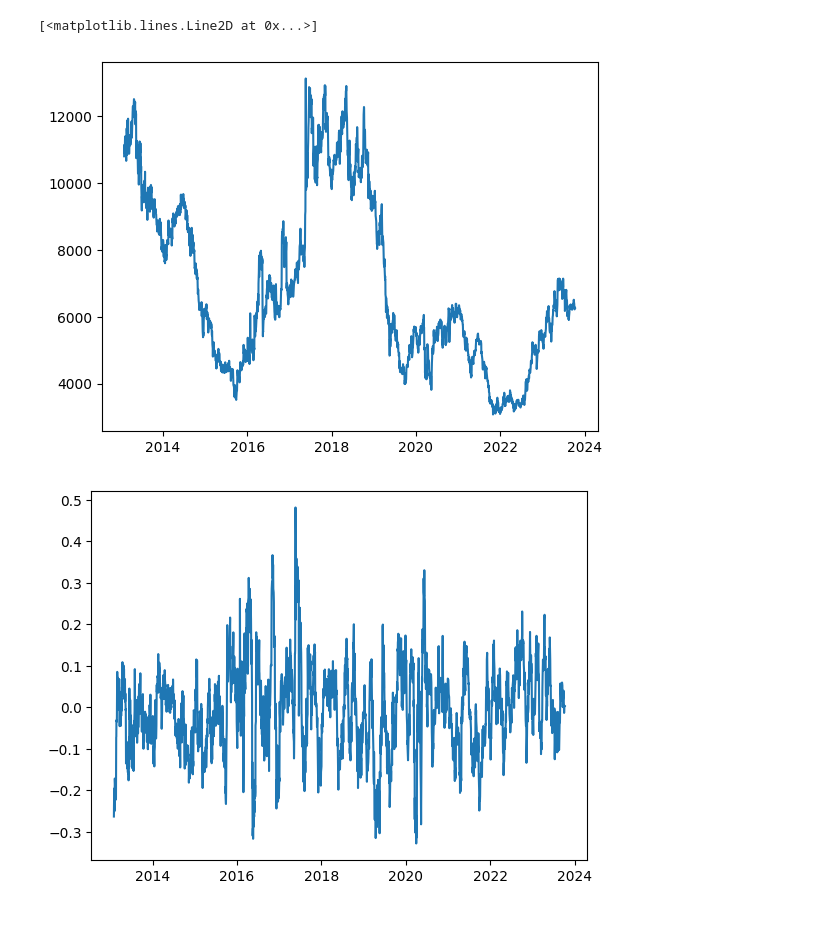
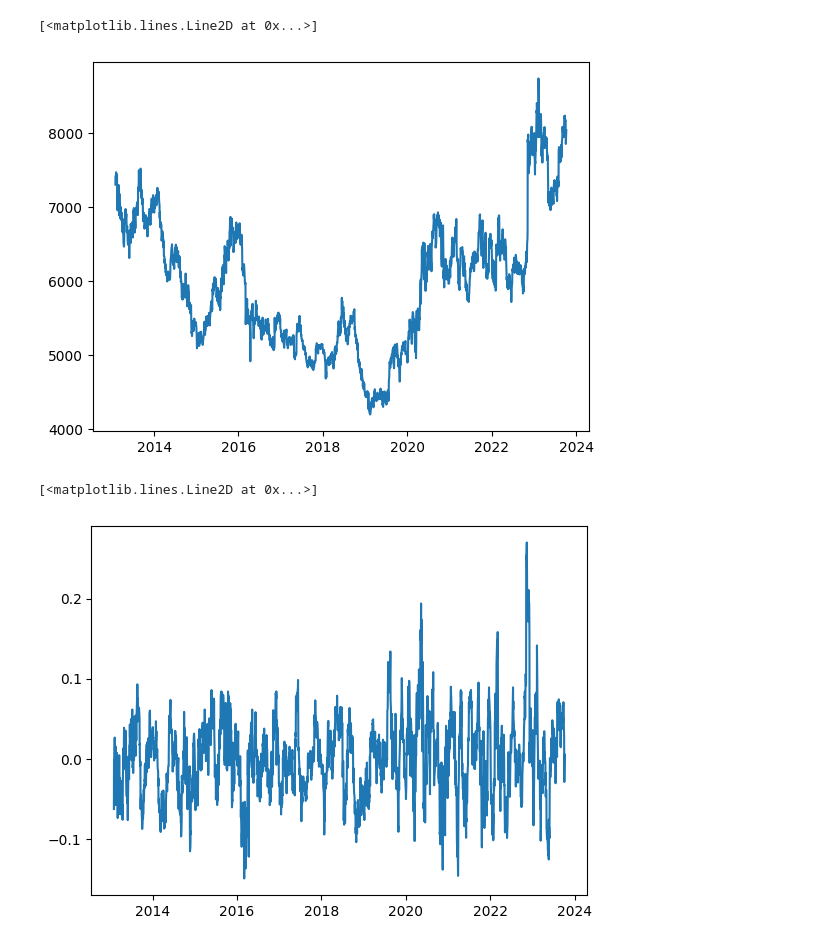
Before and after one commit to gassuncao27/quant_research_2023, a Jupyter notebook: senoides_seriestemporais.ipynb, the cells around one changed output. Cells and saved outputs as stored; diff of their text form; code cells hidden in the pictures.

Commit message:
Analise de fourier

```diff
--- a/senoides_seriestemporais.ipynb
+++ b/senoides_seriestemporais.ipynb
@@ -7,15 +7,16 @@ import matplotlib.pyplot as plt
 from scipy.fft import fft
 # %%
 # tickers = BBDC4.SA (stocks), indices = ^BVSP, ^GSPC
-ticker = "JBSS3.SA"
+ticker = "BBDC4.SA"
 ticker2 = "^BVSP"
+dias_passados = 20
 
 # captura de dados
 data = yf.download(ticker, start="2013-01-01", end="2023-10-10")
 data2 = yf.download(ticker2,  start="2013-01-01", end="2023-10-10")
 data = data.reindex(data2.index)
 data['Adj Close'] = data2['Adj Close'] / data['Adj Close']
-data['Past Days'] = data['Adj Close'].shift(20)
+data['Past Days'] = data['Adj Close'].shift(dias_passados)
 
 # tratamento dos dados de retorno
 preco_hoje = np.array(data['Adj Close'])
@@ -47,12 +48,12 @@ Date
 plt.plot(data['Adj Close'])
 # %% [output]
 [<matplotlib.lines.Line2D at 0x...>]
-[figure, old version]
+[figure, new version]
 # %%
 plt.plot(data['Past Return'])
-data.to_csv('/Users/gabrielassuncao/Desktop/analise_senoide.csv')
 # %% [output]
+[<matplotlib.lines.Line2D at 0x...>]
-[figure, old version]
+[figure, new version]
 # %%
 def decompose_time_series(time_series):
     # Calcula a FFT da série temporal
```
Also changed, not shown: parts of 18 cells of this notebook.
